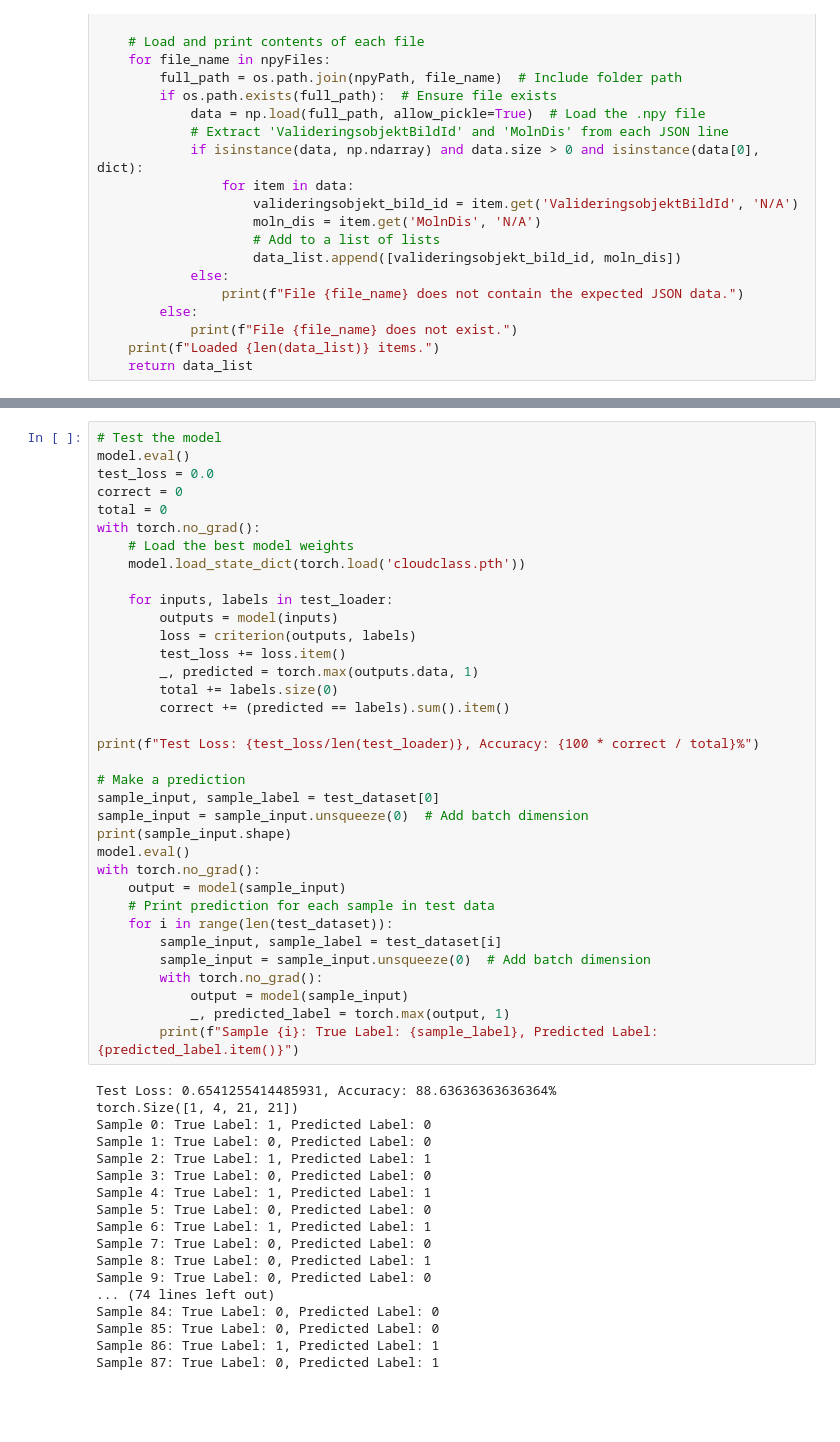
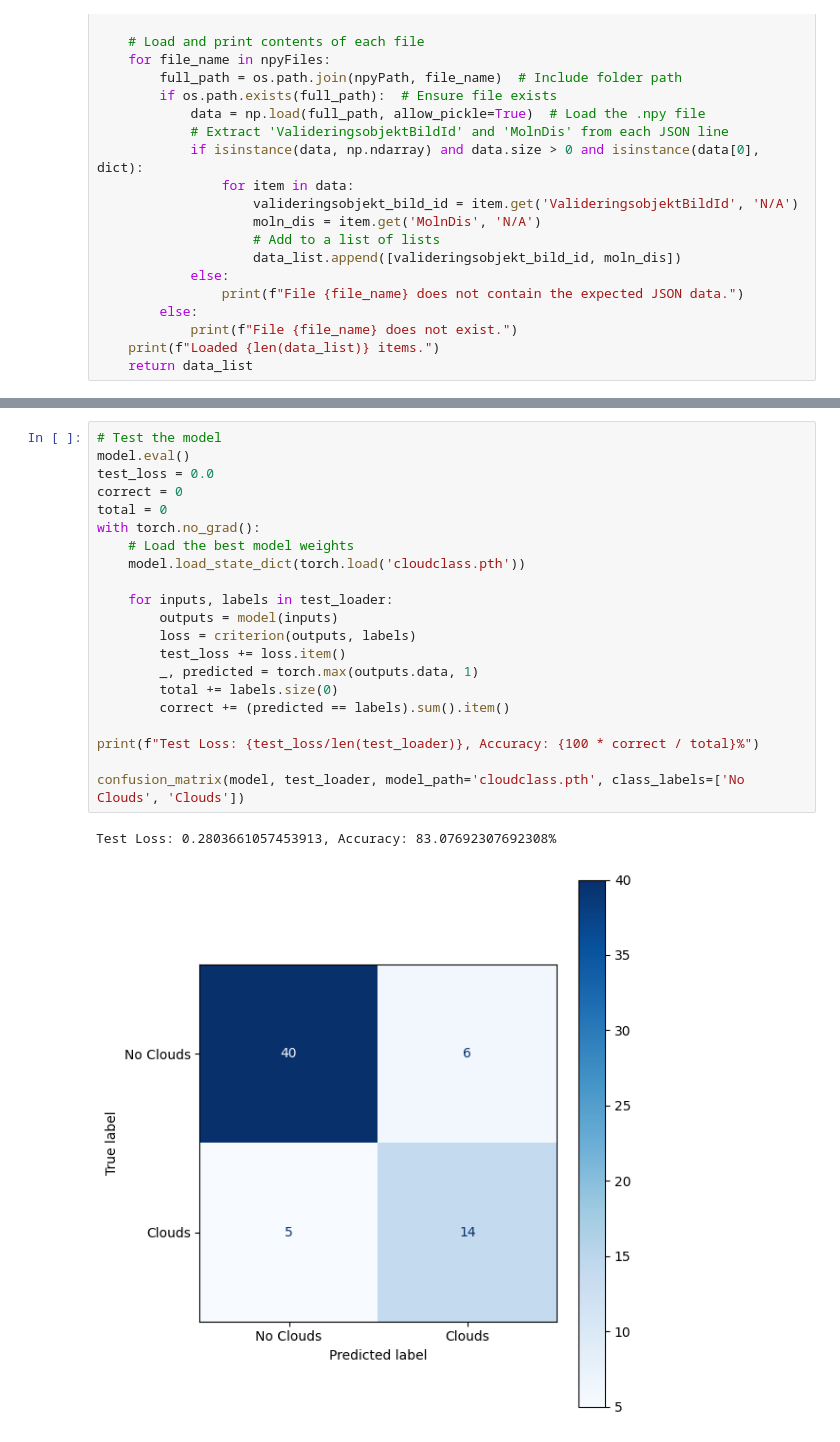
Before and after one commit to Hundmat/CloudClassifier, a Jupyter notebook: CloudClassification.ipynb, the cells around one changed output, grey strips where cells are left out. Saved outputs shown, nothing was run; the diff lists cells and outputs as text; blank space fills up the shorter version.

```diff
--- a/CloudClassification.ipynb
+++ b/CloudClassification.ipynb
@@ -291,53 +361,24 @@ Validation Loss: 0.45286719501018524, Accuracy: 86.62790697674419%
 # %%
 # Test the model
 model.eval()
 test_loss = 0.0
 correct = 0
 total = 0
 with torch.no_grad():
     # Load the best model weights
     model.load_state_dict(torch.load('cloudclass.pth'))
 
     for inputs, labels in test_loader:
         outputs = model(inputs)
         loss = criterion(outputs, labels)
         test_loss += loss.item()
         _, predicted = torch.max(outputs.data, 1)
         total += labels.size(0)
         correct += (predicted == labels).sum().item()
 
 print(f"Test Loss: {test_loss/len(test_loader)}, Accuracy: {100 * correct / total}%")
 
-# Make a prediction
-sample_input, sample_label = test_dataset[0]
-sample_input = sample_input.unsqueeze(0)  # Add batch dimension
-print(sample_input.shape)
-model.eval()
-with torch.no_grad():
-    output = model(sample_input)
-    # Print prediction for each sample in test data
-    for i in range(len(test_dataset)):
-        sample_input, sample_label = test_dataset[i]
-        sample_input = sample_input.unsqueeze(0)  # Add batch dimension
-        with torch.no_grad():
-            output = model(sample_input)
-            _, predicted_label = torch.max(output, 1)
-        print(f"Sample {i}: True Label: {sample_label}, Predicted Label: {predicted_label.item()}")
+confusion_matrix(model, test_loader, model_path='cloudclass.pth', class_labels=['No Clouds', 'Clouds'])
 # %% [output]
-Test Loss: 0.6541255414485931, Accuracy: 88.63636363636364%
-torch.Size([1, 4, 21, 21])
-Sample 0: True Label: 1, Predicted Label: 0
-Sample 1: True Label: 0, Predicted Label: 0
-Sample 2: True Label: 1, Predicted Label: 1
-Sample 3: True Label: 0, Predicted Label: 0
-Sample 4: True Label: 1, Predicted Label: 1
-Sample 5: True Label: 0, Predicted Label: 0
-Sample 6: True Label: 1, Predicted Label: 1
-Sample 7: True Label: 0, Predicted Label: 0
-Sample 8: True Label: 0, Predicted Label: 1
-Sample 9: True Label: 0, Predicted Label: 0
-... (74 lines left out)
-Sample 84: True Label: 0, Predicted Label: 0
-Sample 85: True Label: 0, Predicted Label: 0
-Sample 86: True Label: 1, Predicted Label: 1
-Sample 87: True Label: 0, Predicted Label: 1
+Test Loss: 0.2803661057453913, Accuracy: 83.07692307692308%
+[figure, added]
```
Also changed, not shown: parts of 5 cells of this notebook, 2 other files.
